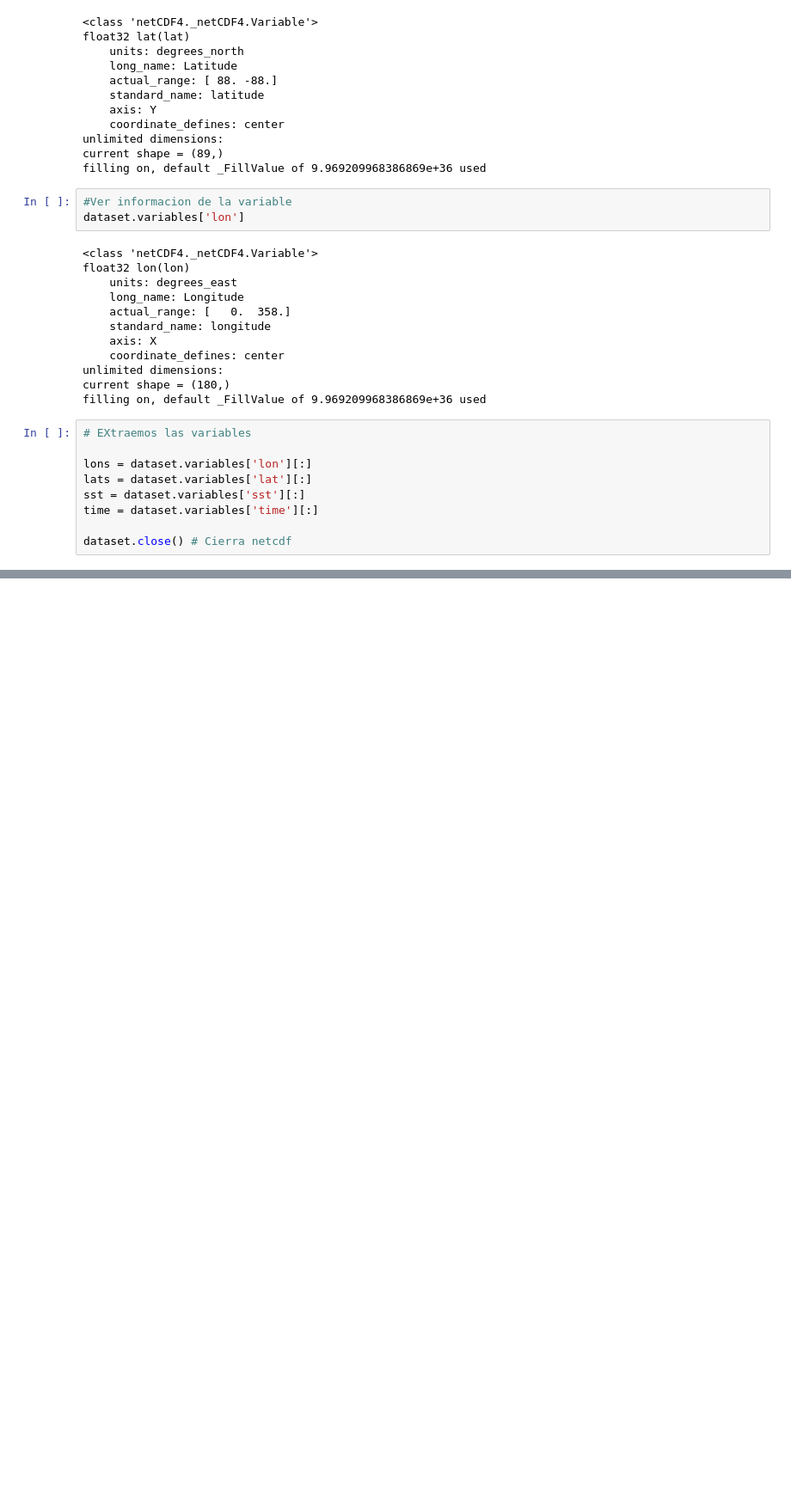
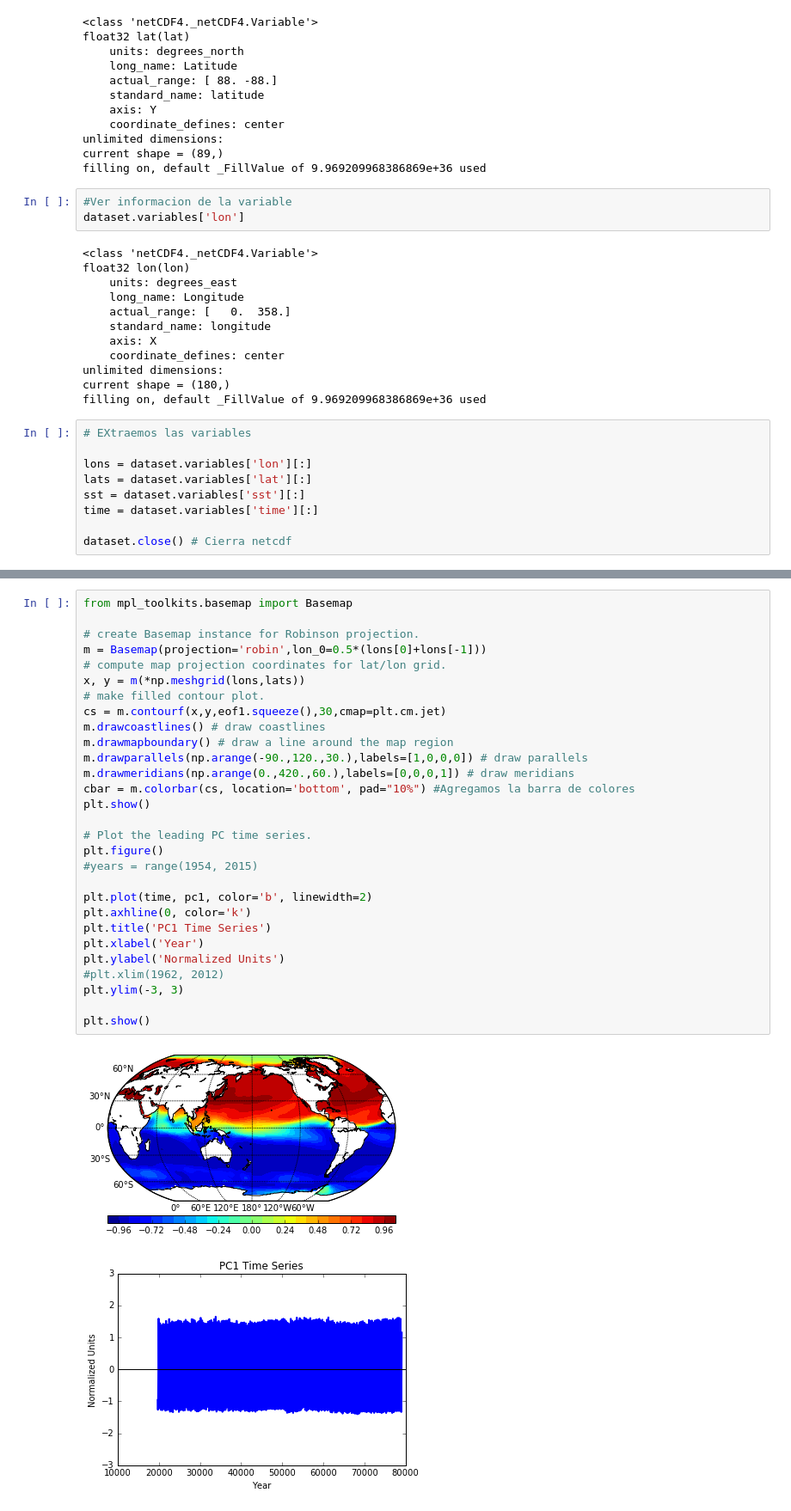
Before and after one commit to imleyba/TPfinal, a Jupyter notebook: Trabajo_final_1netcdf.ipynb, the cells around one changed output, grey strips where cells are left out. Shown: that part at 86% size. Drawn from its saved outputs; the diff is of its cells as text; blank space fills up the shorter version.

```diff
--- a/Trabajo_final_1netcdf.ipynb
+++ b/Trabajo_final_1netcdf.ipynb
@@ -132,0 +160,32 @@ plt.show()
+# %%
+from mpl_toolkits.basemap import Basemap
+
+# create Basemap instance for Robinson projection.
+m = Basemap(projection='robin',lon_0=0.5*(lons[0]+lons[-1]))
+# compute map projection coordinates for lat/lon grid.
+x, y = m(*np.meshgrid(lons,lats))
+# make filled contour plot.
+cs = m.contourf(x,y,eof1.squeeze(),30,cmap=plt.cm.jet)
+m.drawcoastlines() # draw coastlines
+m.drawmapboundary() # draw a line around the map region
+m.drawparallels(np.arange(-90.,120.,30.),labels=[1,0,0,0]) # draw parallels
+m.drawmeridians(np.arange(0.,420.,60.),labels=[0,0,0,1]) # draw meridians
+cbar = m.colorbar(cs, location='bottom', pad="10%") #Agregamos la barra de colores
+plt.show()
+
+# Plot the leading PC time series.
+plt.figure()
+#years = range(1954, 2015)
+
+plt.plot(time, pc1, color='b', linewidth=2)
+plt.axhline(0, color='k')
+plt.title('PC1 Time Series')
+plt.xlabel('Year')
+plt.ylabel('Normalized Units')
+#plt.xlim(1962, 2012)
+plt.ylim(-3, 3)
+
+plt.show()
+# %% [output]
+[figure, added]
+[figure, added]
```
Also changed, not shown: parts of 4 cells of this notebook.
